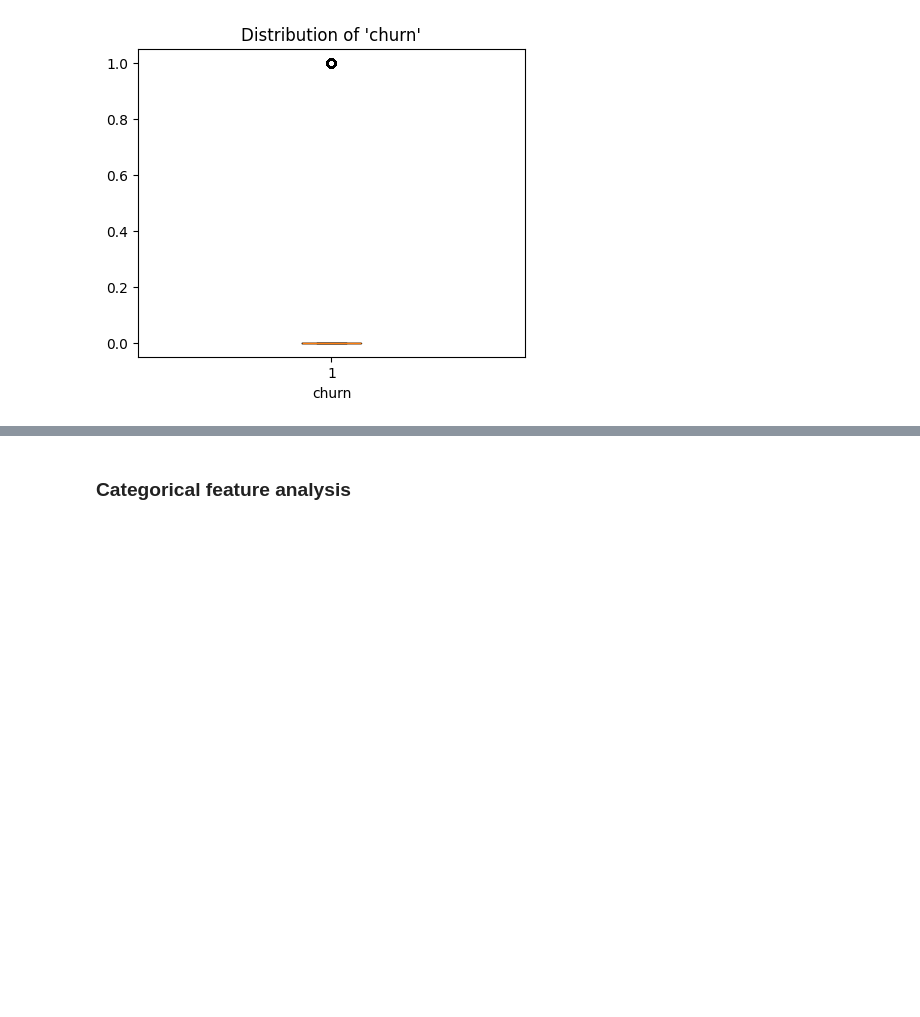
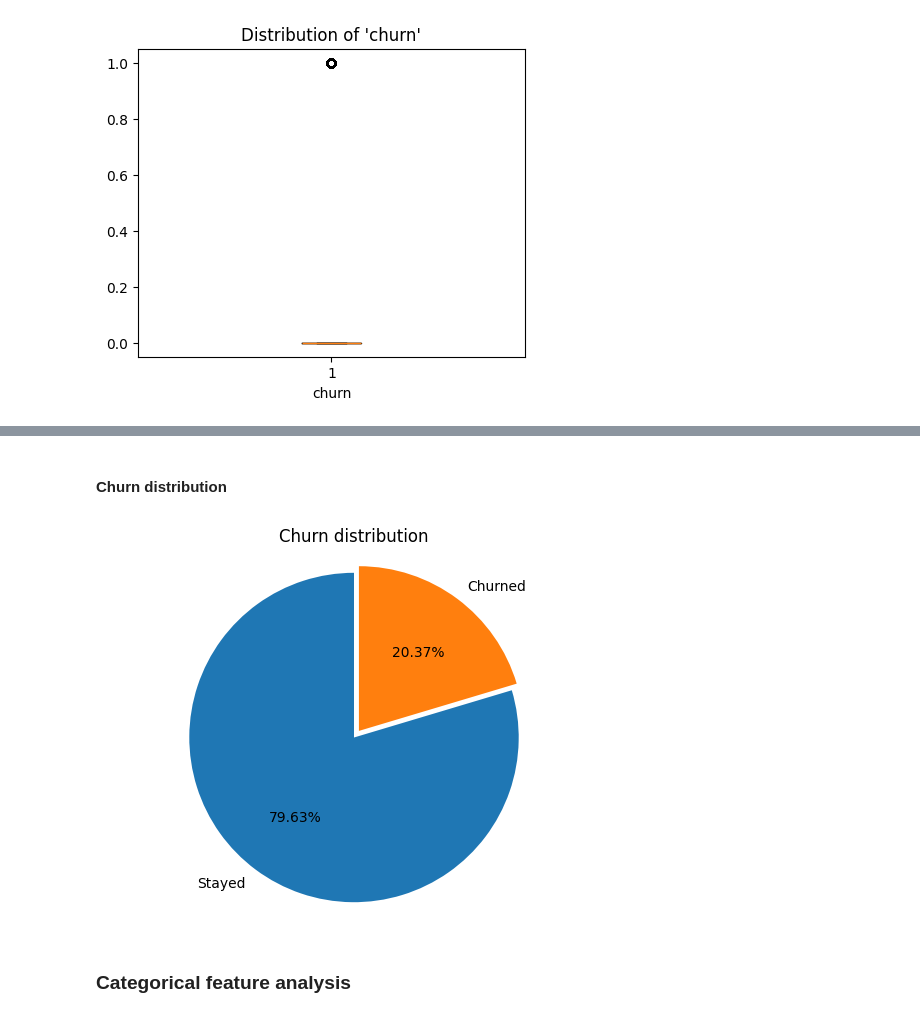
Before and after one commit to ArkadiyShuvaev/predicting-customer-churn, a Jupyter notebook: notebooks/01_etl_eda.ipynb, the cells around one changed output, grey strips where cells are left out. Cells and saved outputs as stored; diff of their text form; code cells hidden in the pictures; blank space fills up the shorter version.

```diff
--- a/notebooks/01_etl_eda.ipynb
+++ b/notebooks/01_etl_eda.ipynb
@@ -172,3 +209,19 @@ for col in numerical_columns:
+# %% [markdown]
+#### Churn distribution
+# %%
+churn_count = df["churn"].value_counts()
+# %%
+# add human-readable labels to the dataframe (keeps numeric churn if you need it)
+df['churn_label'] = df['churn'].map({0: 'Stayed', 1: 'Churned'})
+
+# plot using the mapped labels
+labels = [ {0: 'Stayed', 1: 'Churned'}[i] for i in churn_count.index ]
+plt.pie(churn_count.values, labels=labels, autopct='%1.2f%%', startangle=90, explode=(0.05, 0))
+plt.title("Churn distribution")
+plt.axis('equal')
+plt.show()
+# %% [output]
+[figure, added]
 # %% [markdown]
 ### Categorical feature analysis
 # %%
```
Also changed, not shown: parts of 18 cells of this notebook.
